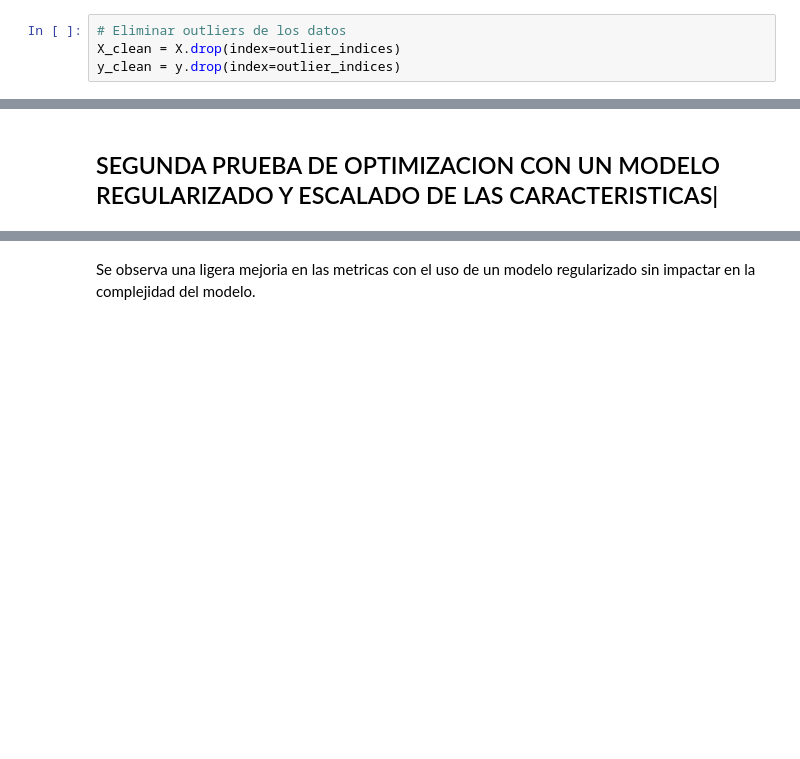
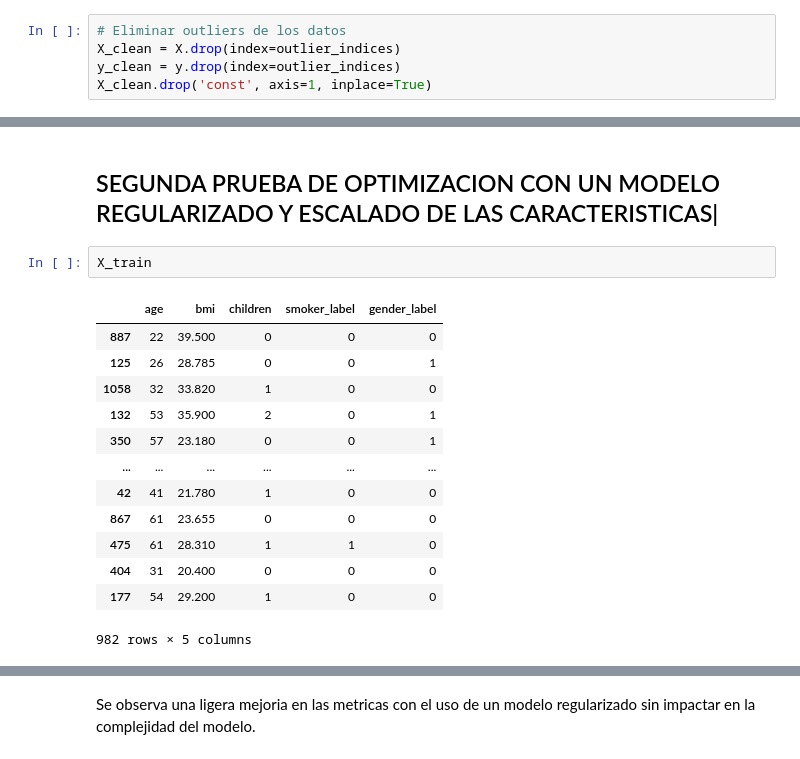
Before and after one commit to Dgasensi/regresion_lineal, a Jupyter notebook: src/explore.ipynb, the cells around one changed output, grey strips where cells are left out. Cells and saved outputs as stored; diff of their text form; blank space fills up the shorter version.

```diff
--- a/src/explore.ipynb
+++ b/src/explore.ipynb
@@ -193,6 +194,7 @@ print("Índices de outliers según la distancia de Cook:", outlier_indices)
 # Eliminar outliers de los datos
 X_clean = X.drop(index=outlier_indices)
 y_clean = y.drop(index=outlier_indices)
+X_clean.drop('const', axis=1, inplace=True)
 # %% [markdown]
 ---
 # %% [markdown]
@@ -233,6 +235,22 @@ El modelo es ahora más robusto y proporciona estimaciones más precisas.
 # %% [markdown]
 SEGUNDA PRUEBA DE OPTIMIZACION CON UN MODELO REGULARIZADO Y ESCALADO DE LAS CARACTERISTICAS|
 --
+# %%
+X_train
+# %% [output]
+|  | age | bmi | children | smoker_label | gender_label |
+| 887 | 22 | 39.500 | 0 | 0 | 0 |
+| 125 | 26 | 28.785 | 0 | 0 | 1 |
+| 1058 | 32 | 33.820 | 1 | 0 | 0 |
+| 132 | 53 | 35.900 | 2 | 0 | 1 |
+| 350 | 57 | 23.180 | 0 | 0 | 1 |
+| ... | ... | ... | ... | ... | ... |
+| 42 | 41 | 21.780 | 1 | 0 | 0 |
+| 867 | 61 | 23.655 | 0 | 0 | 0 |
+| 475 | 61 | 28.310 | 1 | 1 | 0 |
+| 404 | 31 | 20.400 | 0 | 0 | 0 |
+| 177 | 54 | 29.200 | 1 | 0 | 0 |
+982 rows × 5 columns
 # %%
 # Escalar características
 scaler = StandardScaler()
```
Also changed, not shown: parts of 9 cells of this notebook, 3 other files.
